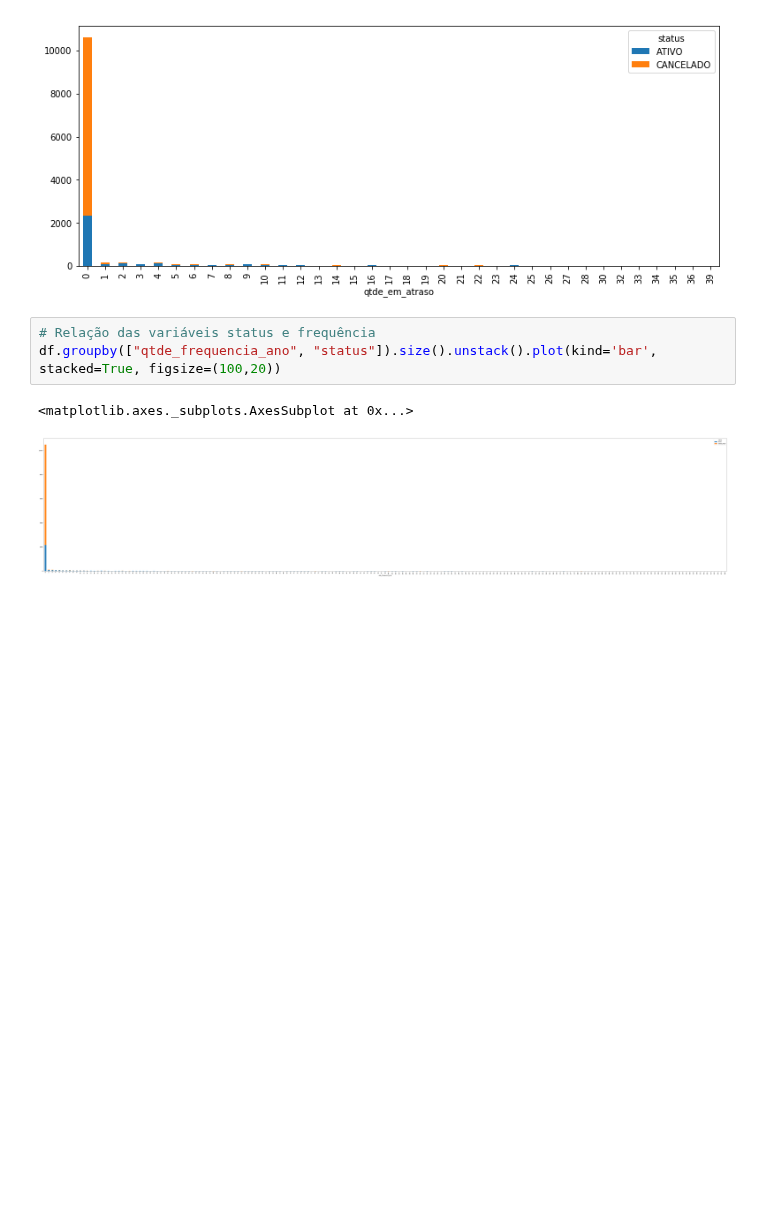
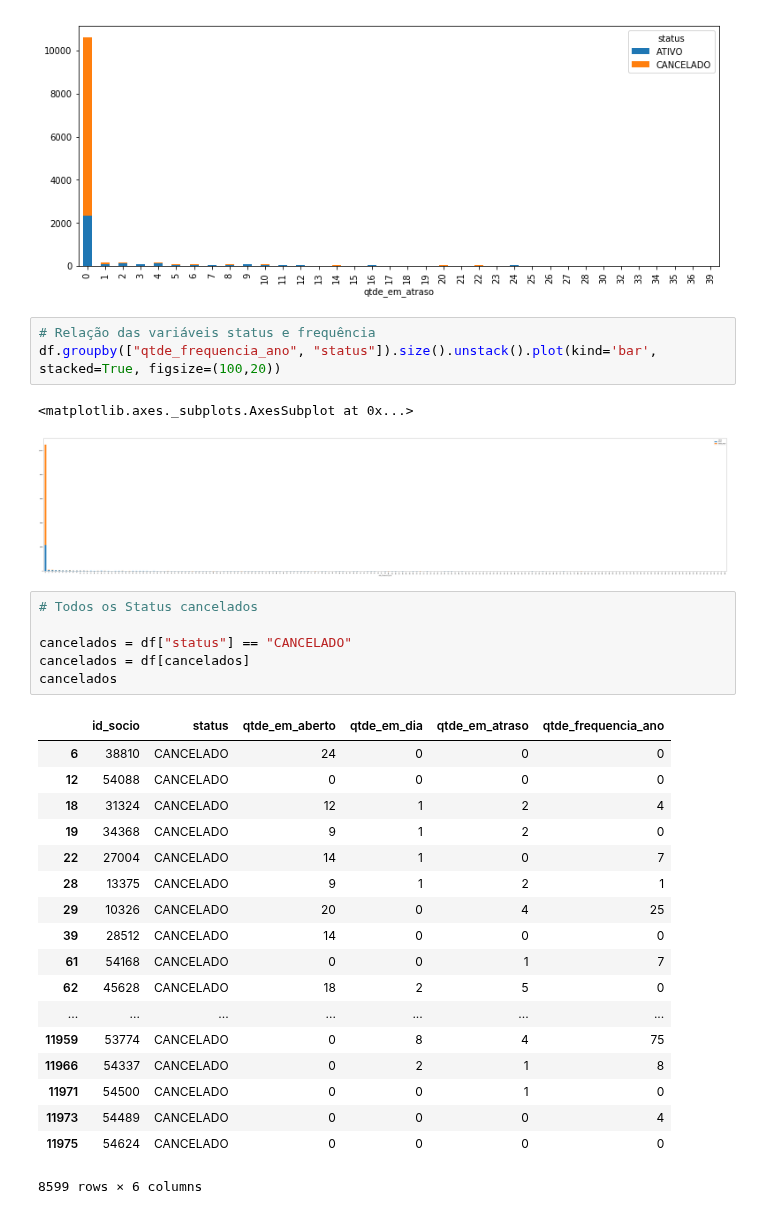
Before and after one commit to UesleiJf/projeto-preditivo, a Jupyter notebook: Churn_Rate.ipynb, the cells around one changed output. Cells and saved outputs as stored; diff of their text form; blank space fills up the shorter version.

Commit message:
- All statuses canceled

```diff
--- a/Churn_Rate.ipynb
+++ b/Churn_Rate.ipynb
@@ -128,3 +128,28 @@ df.groupby(["qtde_frequencia_ano", "status"]).size().unstack().plot(kind='bar',
 # %% [output]
 <matplotlib.axes._subplots.AxesSubplot at 0x...>
 [figure]
+# %%
+# Todos os Status cancelados
+
+cancelados = df["status"] == "CANCELADO"
+cancelados = df[cancelados]
+cancelados
+# %% [output]
+|  | id_socio | status | qtde_em_aberto | qtde_em_dia | qtde_em_atraso | qtde_frequencia_ano |
+| 6 | 38810 | CANCELADO | 24 | 0 | 0 | 0 |
+| 12 | 54088 | CANCELADO | 0 | 0 | 0 | 0 |
+| 18 | 31324 | CANCELADO | 12 | 1 | 2 | 4 |
+| 19 | 34368 | CANCELADO | 9 | 1 | 2 | 0 |
+| 22 | 27004 | CANCELADO | 14 | 1 | 0 | 7 |
+| 28 | 13375 | CANCELADO | 9 | 1 | 2 | 1 |
+| 29 | 10326 | CANCELADO | 20 | 0 | 4 | 25 |
+| 39 | 28512 | CANCELADO | 14 | 0 | 0 | 0 |
+| 61 | 54168 | CANCELADO | 0 | 0 | 1 | 7 |
+| 62 | 45628 | CANCELADO | 18 | 2 | 5 | 0 |
+| ... | ... | ... | ... | ... | ... | ... |
+| 11959 | 53774 | CANCELADO | 0 | 8 | 4 | 75 |
+| 11966 | 54337 | CANCELADO | 0 | 2 | 1 | 8 |
+| 11971 | 54500 | CANCELADO | 0 | 0 | 1 | 0 |
+| 11973 | 54489 | CANCELADO | 0 | 0 | 0 | 4 |
+| 11975 | 54624 | CANCELADO | 0 | 0 | 0 | 0 |
+8599 rows × 6 columns
```
